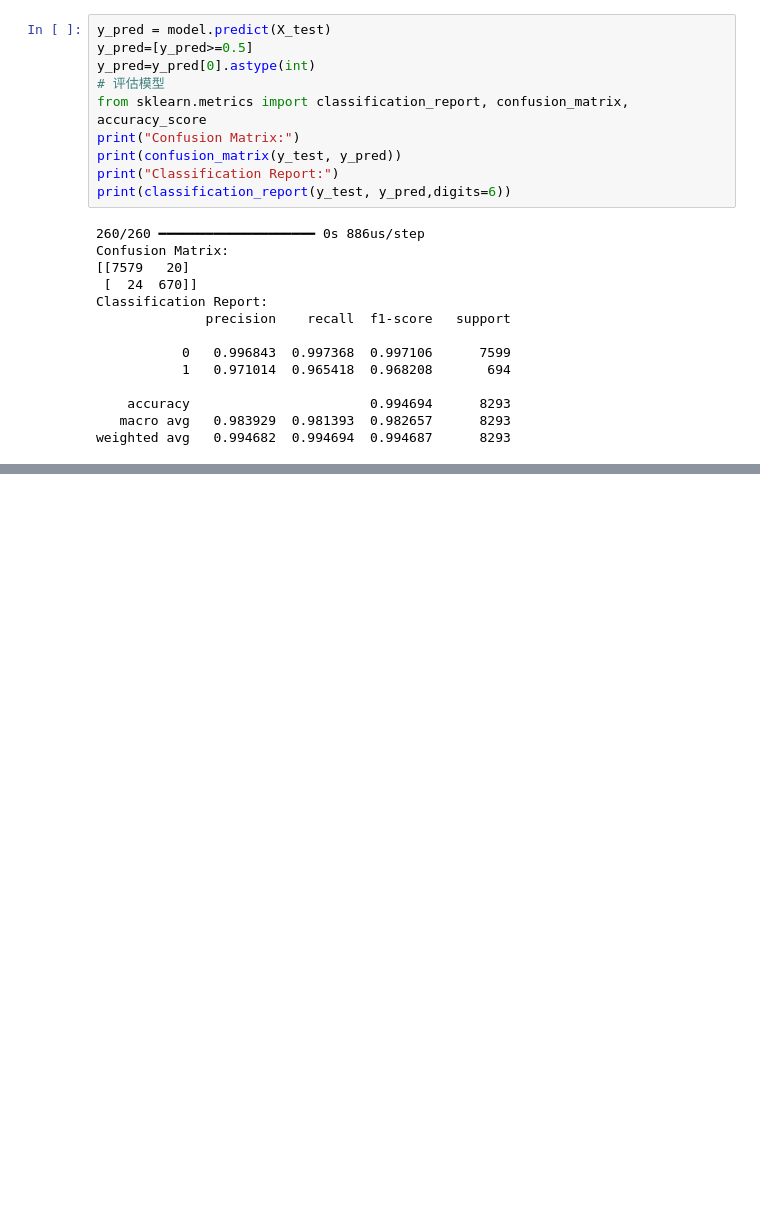
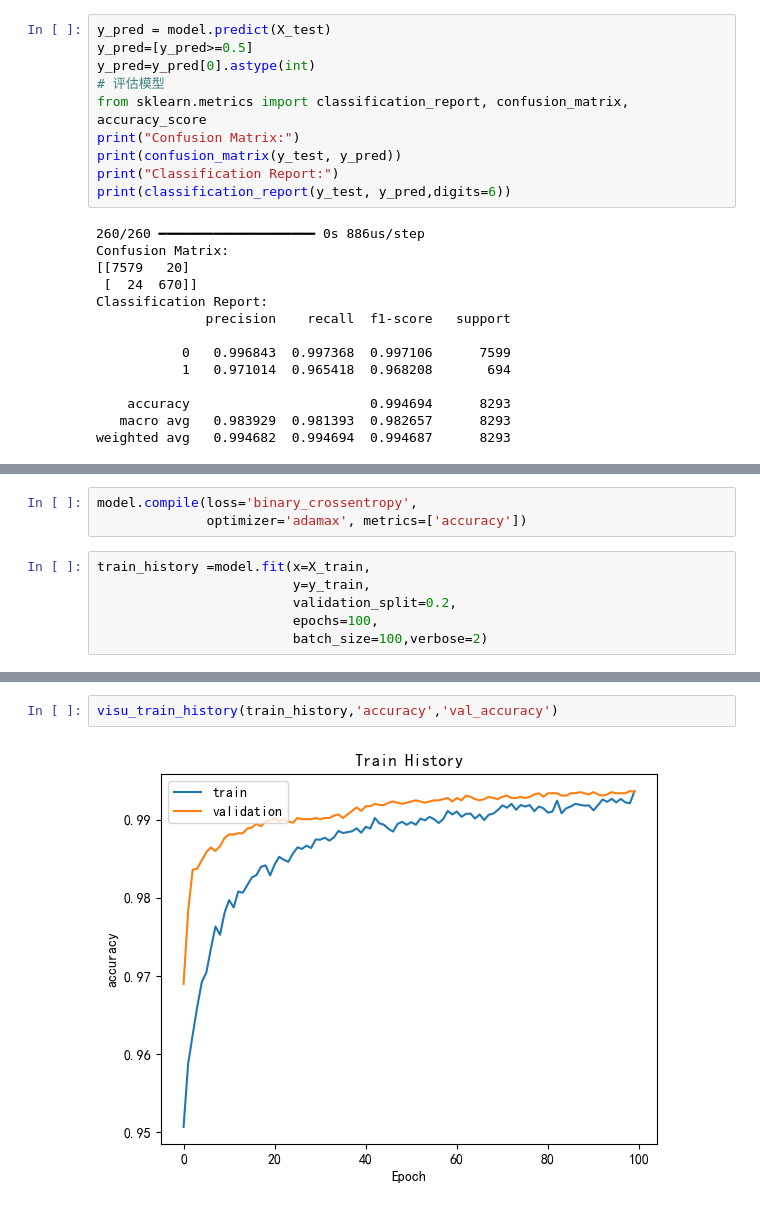
Before and after one commit to Heliumeow/InsuranceClaimClassificationProject, a Jupyter notebook: model_train.ipynb, the cells around one changed output, grey strips where cells are left out. Cells and saved outputs as stored; diff of their text form; blank space fills up the shorter version.

```diff
--- a/model_train.ipynb
+++ b/model_train.ipynb
@@ -386,0 +530,9 @@ weighted avg   0.994682  0.994694  0.994687      8293
+# %%
+model.compile(loss='binary_crossentropy',
+              optimizer='adamax', metrics=['accuracy'])
+# %%
+train_history =model.fit(x=X_train,
+                         y=y_train,
+                         validation_split=0.2,
+                         epochs=100,
+                         batch_size=100,verbose=2)
@@ -386,0 +557,4 @@ weighted avg   0.994682  0.994694  0.994687      8293
+# %%
+visu_train_history(train_history,'accuracy','val_accuracy')
+# %% [output]
+[figure, added]
```
Also changed, not shown: parts of 32 cells of this notebook.
